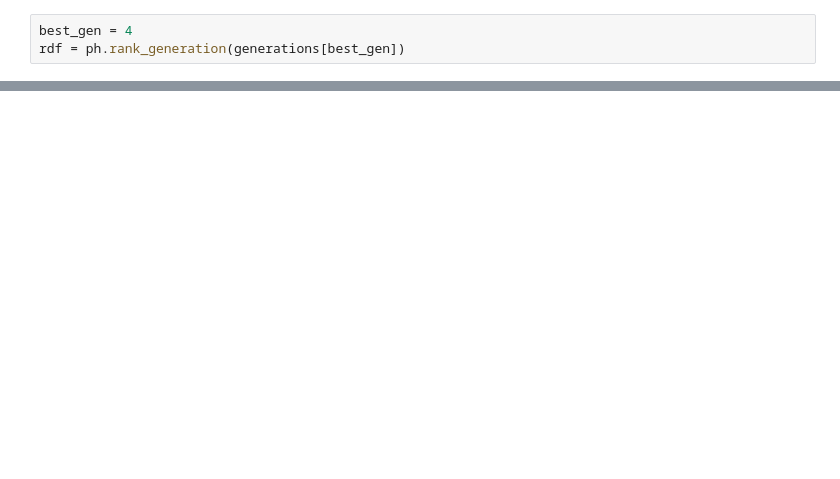
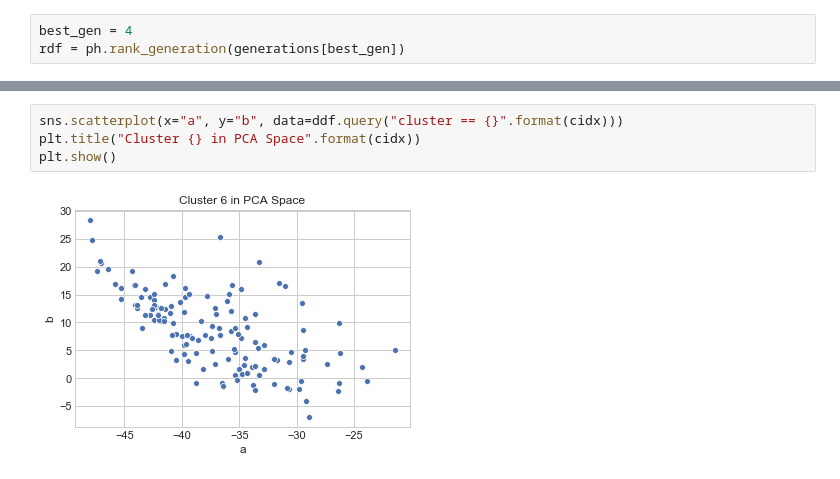
Before and after one commit to vingkan/phylo, a Jupyter notebook: notebooks/Clustering.ipynb, the cells around one changed output, grey strips where cells are left out. Drawn from its saved outputs; the diff is of its cells as text; blank space fills up the shorter version.

```diff
--- a/notebooks/Clustering.ipynb
+++ b/notebooks/Clustering.ipynb
@@ -201,0 +232,6 @@ ph.imgrid(generations)
+# %%
+sns.scatterplot(x="a", y="b", data=ddf.query("cluster == {}".format(cidx)))
+plt.title("Cluster {} in PCA Space".format(cidx))
+plt.show()
+# %% [output]
+[figure, added]
```
Also changed, not shown: parts of 30 cells of this notebook.
